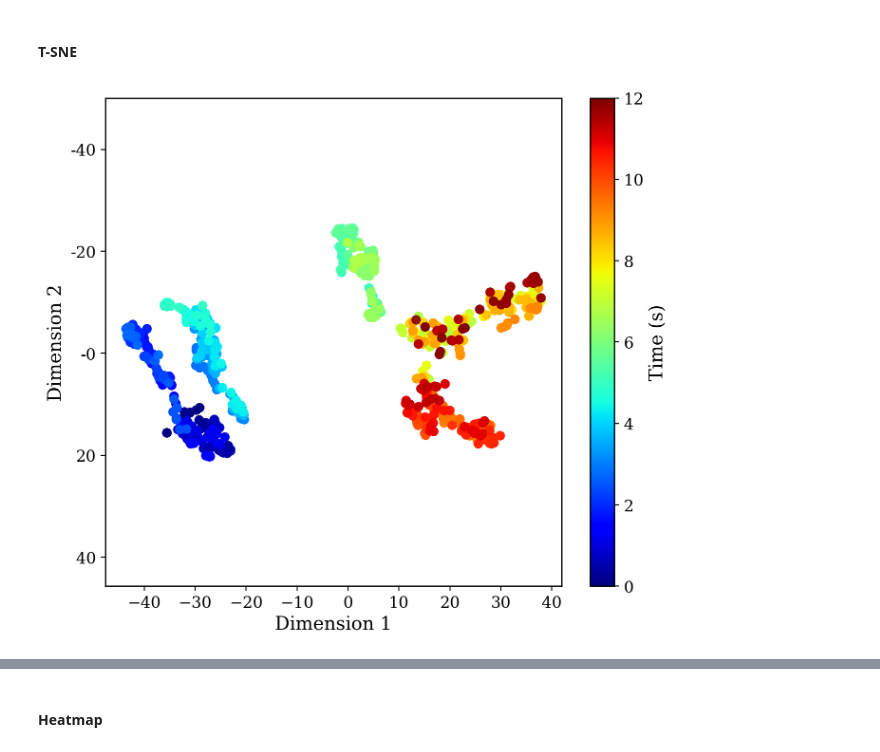
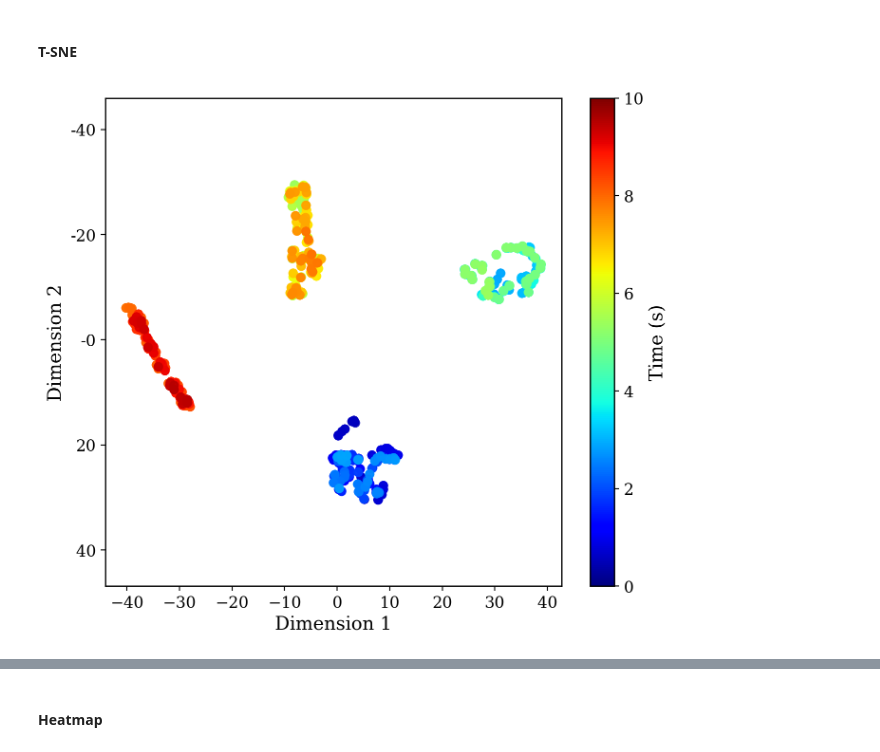
Before and after one commit to andyzong16/Isaaclab_Training, a Jupyter notebook: scripts/reinforcement_learning/rsl_rl/plot.ipynb, the cells around one changed output, grey strips where cells are left out. Drawn from its saved outputs; the diff is of its cells as text; code cells hidden in the pictures.

```diff
--- a/scripts/reinforcement_learning/rsl_rl/plot.ipynb
+++ b/scripts/reinforcement_learning/rsl_rl/plot.ipynb
@@ -73,7 +73,9 @@ plt.rcParams['font.family'] = 'serif'
 
 # # vae teacher
 # DATA_ROOT = Path(os.path.realpath('__file__')).parent.parent.parent.parent / "logs" / "rsl_rl/g1_29dof_soft_vae_teacher"
-# data_dir = DATA_ROOT / "2026-04-16_22-19-54" / "logs"
+# # data_dir = DATA_ROOT / "2026-04-16_22-19-54" / "logs"
+# # data_dir = DATA_ROOT / "2026-04-24_02-54-25" / "logs"
+# data_dir = DATA_ROOT / "2026-04-25_02-51-12" / "logs"
 
 # # vae RNN student
 # DATA_ROOT = Path(os.path.realpath('__file__')).parent.parent.parent.parent / "logs" / "rsl_rl/g1_29dof_soft_vae_student"
@@ -82,7 +84,9 @@ plt.rcParams['font.family'] = 'serif'
 
 # vae TCN student
 DATA_ROOT = Path(os.path.realpath('__file__')).parent.parent.parent.parent / "logs" / "rsl_rl/g1_29dof_soft_vae_student_tcn"
-data_dir = DATA_ROOT / "2026-04-21_22-36-08" / "logs"
+# data_dir = DATA_ROOT / "2026-04-21_22-36-08" / "logs"
+# data_dir = DATA_ROOT / "2026-04-23_00-44-01" / "logs"
+data_dir = DATA_ROOT / "2026-04-26_18-30-36" / "logs"
 # %%
 def quat_to_yaw(quat):
     """Extract yaw from quaternion [w, x, y, z]"""
@@ -118,8 +122,11 @@ contact_force_idx = slice(7, 13)
 foot_air_time_idx = slice(13, 15)
 material_prop_idx = slice(15, None)
 # %%
+# data_path = data_dir / "rl_play"
+# data_path = data_dir / "rigid"
+# data_path = data_dir / "rigid_with_soft"
 # data_path = data_dir / "terrain_transition"
-data_path = data_dir / "terrain_transition_soft"
+data_path = data_dir / "terrain_transition_soft_2"
 
 policy_obs_path = (data_path / "obs/obs.pkl").as_posix()
 privileged_obs_path = (data_path / "privileged/privileged.pkl").as_posix()
@@ -335,6 +282,7 @@ def mu_int_from_stiffness_batch(stiffness_arr, mu_rigid=0.9):
     def poly(mu):
         return 894.0 * mu**3 - 386.0 * mu**2 + 89.0 * mu
     C = poly(mu_rigid)
+    stiffness_arr = np.clip(stiffness_arr, 0.0, 1.0)  # guard against float overflow
     results = np.empty_like(stiffness_arr, dtype=float)
     for i, s in enumerate(stiffness_arr.flat):
         target = s * C
@@ -400,37 +400,36 @@ for i in range(1, len(z_2d)):
     z_smooth[i] = alpha * z_2d[i] + (1 - alpha) * z_smooth[i - 1]
 
 # ── phase portrait ─────────────────────────────────────────────
 # seq_len = len(z_2d)
 # t = np.arange(seq_len)                # time index for coloring
 cmap = "jet"
 
 fig, ax = plt.subplots(figsize=(7, 6))
 
 # draw trajectory segments colored by time
-for i in range(len(z_2d) - 1):
+for i in range(int(0.5/dt), len(z_2d) - int(0.5/dt)):
     color = cm.jet(t[i] / T_terminal)
-    # ax.scatter(z_2d[i:i+2, 0], z_2d[i:i+2, 1], color=color, lw=1.2, alpha=0.85)
-    ax.scatter(z_smooth[i:i+2, 0], -z_smooth[i:i+2, 1], color=color, lw=1.2, alpha=0.85)
+    ax.scatter(z_smooth[i:i+2, 0], z_smooth[i:i+2, 1], color=color, lw=1.2, alpha=0.85)
 
 sm = plt.cm.ScalarMappable(cmap=cmap, norm=plt.Normalize(0, T_terminal))
 sm.set_array([])
 plt.colorbar(sm, ax=ax, label="Time (s)")
 
 ax.set_xlabel("Dimension 1")
 ax.set_ylabel("Dimension 2")
 # ax.set_title(f"Latent Phase Portrait (t-SNE)")
 # ax.legend(loc="upper right")
 plt.tight_layout()
 plt.axis("equal")
 
 # flip sign of tick labels
 # ax.xaxis.set_major_formatter(plt.FuncFormatter(lambda x, _: f"{-x:g}"))
 ax.yaxis.set_major_formatter(plt.FuncFormatter(lambda y, _: f"{-y:g}"))
 
 plt.savefig(os.path.join(data_path, "tsne_scatter.pdf"))
 plt.show()
 # %% [output]
-[figure, old version]
+[figure, new version]
 # %%
 ENV_ID = 0
 latent_z = latent[ENV_ID]
```
Also changed, not shown: parts of 7 cells of this notebook, 6 other files.
